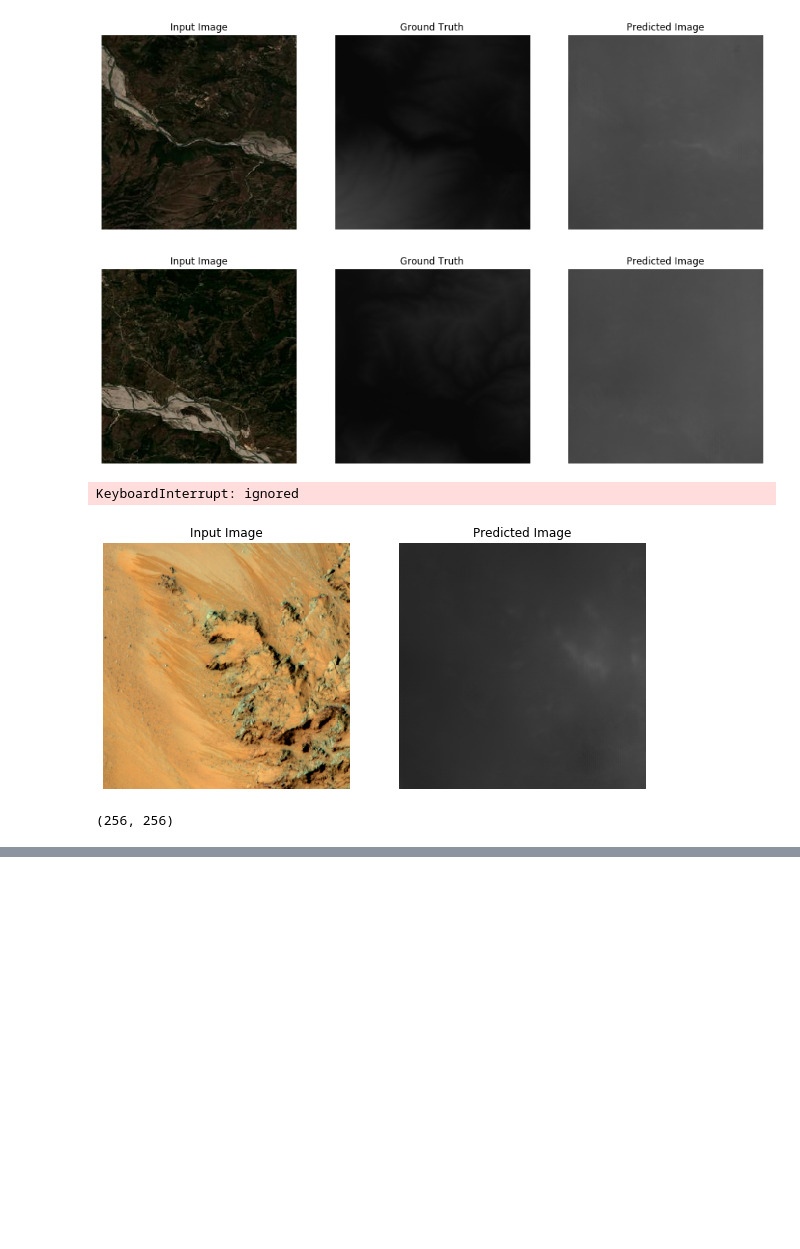
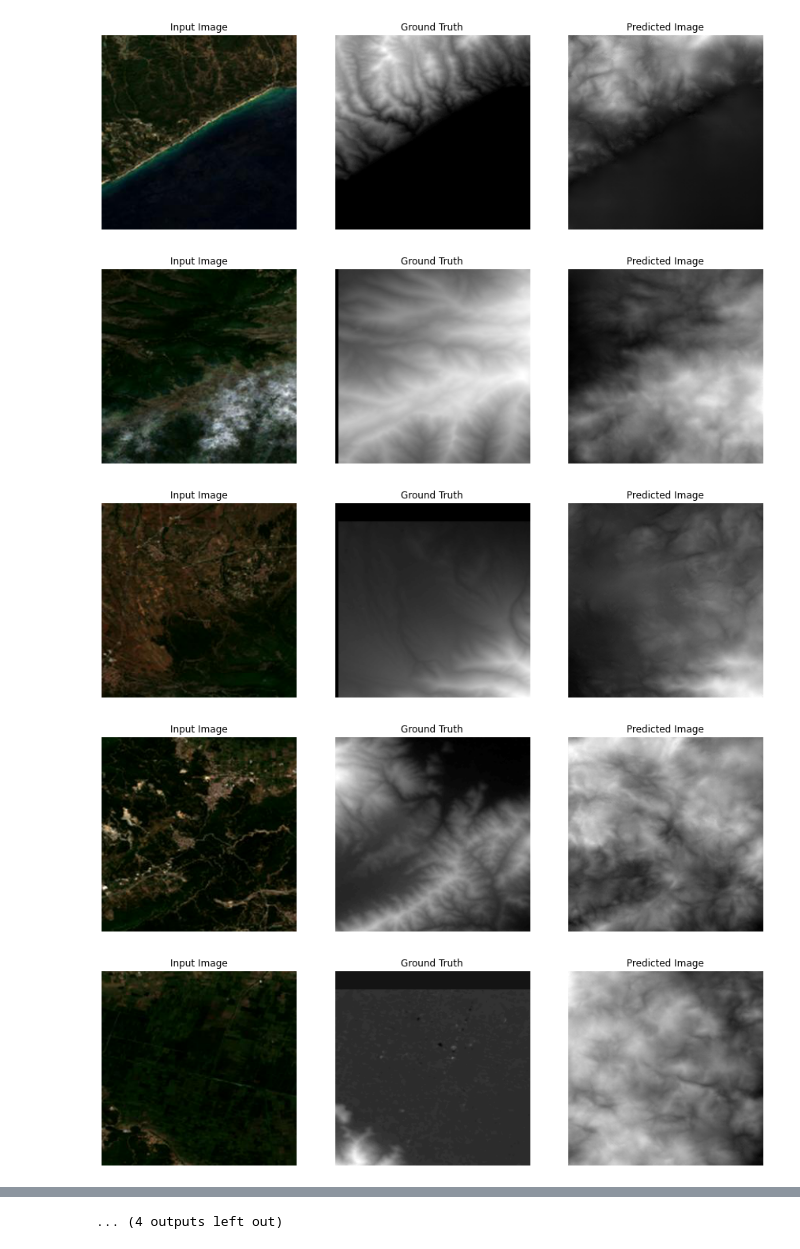
Before and after one commit to Panagiotou/ImageToDEM, a Jupyter notebook: Model/pix2pix_Tensorflow/Test.ipynb, the cells around one changed output, grey strips where cells are left out. Drawn from its saved outputs; the diff is of its cells as text; code cells hidden in the pictures; blank space fills up the shorter version.

```diff
--- a/Model/pix2pix_Tensorflow/Test.ipynb
+++ b/Model/pix2pix_Tensorflow/Test.ipynb
@@ -114,12 +51,12 @@ drive.mount('/content/drive')
 path = '/content/drive/My Drive/ImageToDEM/'
 sys.path.append(path)
 # load image data
-dataset = load_real_samples(path + 'DataAll/TestRiversRGB.npz')
+dataset = load_real_samples(path + 'DataAll/Test.npz')
 print('Loaded', dataset[0].shape, dataset[1].shape)
 dataset[0] = tf.cast(dataset[0],tf.float32)
 dataset[1] = tf.cast(dataset[1],tf.float32)
 
-test_dataset = tf.data.Dataset.from_tensor_slices((dataset[0][:20], dataset[1][:20]))
+test_dataset = tf.data.Dataset.from_tensor_slices((dataset[0], dataset[1]))
 test_dataset = test_dataset.map(load_image_test)
 test_dataset = test_dataset.shuffle(BUFFER_SIZE)
 test_dataset = test_dataset.batch(1)
@@ -129,11 +66,14 @@ Loaded (2, 256, 256, 3) (2, 256, 256, 1)
 # %%
-def generate_images(model, test_input, tar=tf.zeros([0,0])):
+def generate_images(model, test_input, total, tar=tf.zeros([0,0])):
+  path = '/content/drive/My Drive/ImageToDEM/ncGAN/OUT'
   # the training=True is intentional here since
   # we want the batch statistics while running the model
   # on the test dataset. If we use training=False, we will get
   # the accumulated statistics learned from the training dataset
   # (which we don't want)
   prediction = model(test_input, training=True)
+  pre = ['input', 'target', 'prediction']
+  dirs = ['/inputs/', '/targets/', '/predictions/']
   plt.figure(figsize=(15,15))
   if(tf.size(tar) > 0):
     display_list = [test_input[0], tar[0], prediction[0]]
@@ -146,8 +86,16 @@ def generate_images(model, test_input, tar=tf.zeros([0,0])):
     plt.title(title[i])
     # getting the pixel values between [0, 1] to plot it.
     if(display_list[i].shape[2] == 1):
-      display_list[i] = tf.image.grayscale_to_rgb(display_list[i])
-    plt.imshow(display_list[i] * 0.5 + 0.5)
+      plt.imshow(display_list[i][:, :, 0]*0.5 + 0.5, cmap='gray')
+      plt.imsave(path + dirs[i] + pre[i] + str(total) + ".png", display_list[i][:, :, 0]*0.5 + 0.5, cmap='gray')
+
+    else:
+      dl = display_list[i]*0.5 + 0.5
+      dl = np.array(dl)#, dtype=np.uint8)
+      dl = np.array(255*dl, dtype=np.uint8)
+      plt.imshow(dl)
+      plt.imsave(path + dirs[i] + pre[i] + str(total) +".png", dl)
+
     plt.axis('off')
   plt.show()
   if(not tf.size(tar) > 0):
@@ -155,50 +103,3 @@ def generate_images(model, test_input, tar=tf.zeros([0,0])):
 # %%
 generator = tf.saved_model.load('/content/drive/My Drive/ImageToDEM/ncGAN/models')
 # Run the trained model on the entire test dataset
-for inp, tar in test_dataset:
-  generate_images(generator, inp, tar)
-# %% [output]
-[figure, removed]
-[figure, removed]
-# %%
-dataset1 = load_real_samples(path + 'DataAll/TrainAllRGB.npz')
-# %% [output]
-KeyboardInterrupt: ignored
-# %%
-def denormalize(arr, oldMin, oldMax, newMin, newMax):
-	minn = oldMin
-	maxx = oldMax
-	arr = (newMax - newMin) * (arr - minn)/(maxx - minn) + newMin
-	return arr.astype('int16', copy=False)
-
-def saveDEM(cpPath, path, temp, arr, name):
-    outname = name[:-4] + ".tif"
-    ! cp {cpPath + temp} {cpPath+outname}
-    with rasterio.open(path + temp, 'r+') as ds:
-    	ds.write(arr.reshape((1,SIZE,SIZE)))
-
-SIZE = 256
-path = '/content/drive/My Drive/ImageToDEM/'
-tempDEM = 'temp.tif'
-inn = 'test5.jpg'
-image = np.asarray(Image.open(path + inn))
-# image = np.asarray(dataset1[0][8])
-# sdf = image.astype(np.uint8)
-# import matplotlib
-
-# matplotlib.image.imsave(path + 'name.jpg', sdf)
-
-image = (image / 127.5) - 1
-image = tf.cast(image,tf.float32)
-image = tf.expand_dims(image, 0)
-prediction = generate_images(generator, image)
-prediction = tf.squeeze(prediction)
-print(prediction.shape)
-out = prediction.numpy()
-out = (1+out)/2
-out = denormalize(out, 0, 1, 0, 255)
-cpPath = '/content/drive/My\ Drive/ImageToDEM/'
-saveDEM(cpPath, path, tempDEM, out, inn)
-# %% [output]
-[figure, removed]
-(256, 256)
@@ -204,0 +115,11 @@ saveDEM(cpPath, path, tempDEM, out, inn)
+# %%
+tot = 0
+for inp, tar in test_dataset:
+  generate_images(generator, inp, tot, tar)
+  tot += 1
+# %% [output]
+[figure, added]
+[figure, added]
+[figure, added]
+[figure, added]
+[figure, added]
@@ -204,0 +133 @@ saveDEM(cpPath, path, tempDEM, out, inn)
+... (4 outputs left out)
```
Also changed, not shown: parts of 9 cells of this notebook, 5 other files.
